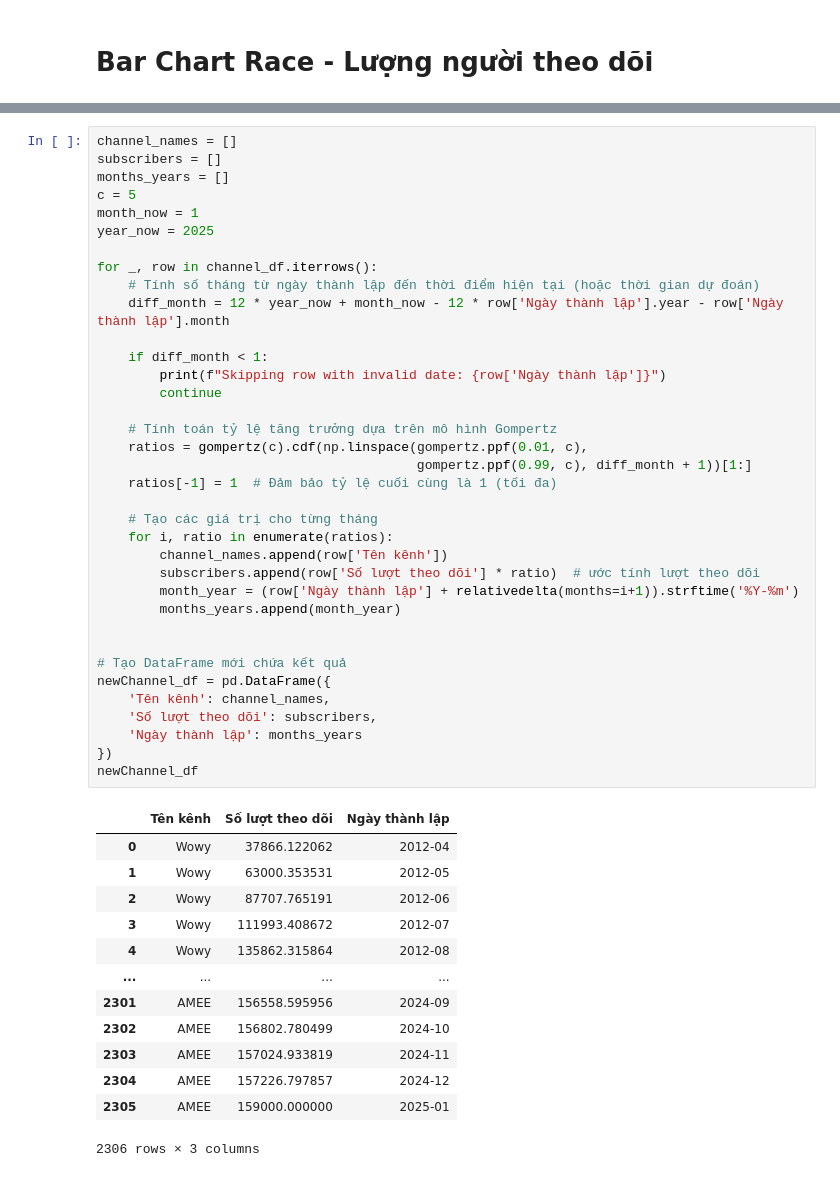
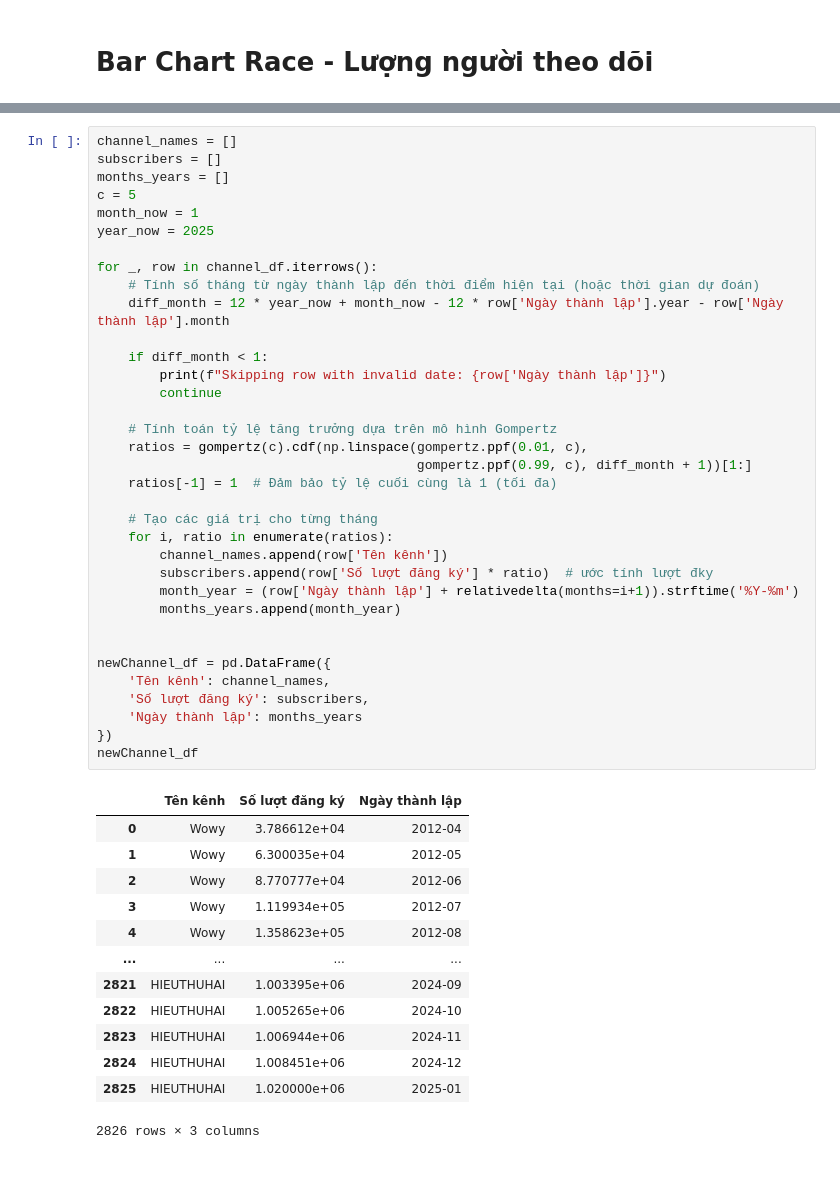
Before and after one commit to linkoc119/BTL.EelSoup, a Jupyter notebook: DataAnalysis.ipynb, the cells around one changed output, grey strips where cells are left out. Saved outputs shown, nothing was run; the diff lists cells and outputs as text.

Commit message:
thêm kênh

```diff
--- a/DataAnalysis.ipynb
+++ b/DataAnalysis.ipynb
@@ -143,48 +143,47 @@ months_years = []
 c = 5
 month_now = 1
 year_now = 2025
 
 for _, row in channel_df.iterrows():
     # Tính số tháng từ ngày thành lập đến thời điểm hiện tại (hoặc thời gian dự đoán)
     diff_month = 12 * year_now + month_now - 12 * row['Ngày thành lập'].year - row['Ngày thành lập'].month
 
     if diff_month < 1:
         print(f"Skipping row with invalid date: {row['Ngày thành lập']}")
         continue
 
     # Tính toán tỷ lệ tăng trưởng dựa trên mô hình Gompertz
     ratios = gompertz(c).cdf(np.linspace(gompertz.ppf(0.01, c),
                                          gompertz.ppf(0.99, c), diff_month + 1))[1:]
     ratios[-1] = 1  # Đảm bảo tỷ lệ cuối cùng là 1 (tối đa)
 
     # Tạo các giá trị cho từng tháng
     for i, ratio in enumerate(ratios):
         channel_names.append(row['Tên kênh'])
-        subscribers.append(row['Số lượt theo dõi'] * ratio)  # ước tính lượt theo dõi
+        subscribers.append(row['Số lượt đăng ký'] * ratio)  # ước tính lượt đky
         month_year = (row['Ngày thành lập'] + relativedelta(months=i+1)).strftime('%Y-%m')
         months_years.append(month_year)
 
 
-# Tạo DataFrame mới chứa kết quả
 newChannel_df = pd.DataFrame({
     'Tên kênh': channel_names,
-    'Số lượt theo dõi': subscribers,
+    'Số lượt đăng ký': subscribers,
     'Ngày thành lập': months_years
 })
 newChannel_df
 # %% [output]
-|  | Tên kênh | Số lượt theo dõi | Ngày thành lập |
-| 0 | Wowy | 37866.122062 | 2012-04 |
-| 1 | Wowy | 63000.353531 | 2012-05 |
-| 2 | Wowy | 87707.765191 | 2012-06 |
-| 3 | Wowy | 111993.408672 | 2012-07 |
-| 4 | Wowy | 135862.315864 | 2012-08 |
+|  | Tên kênh | Số lượt đăng ký | Ngày thành lập |
+| 0 | Wowy | 3.786612e+04 | 2012-04 |
+| 1 | Wowy | 6.300035e+04 | 2012-05 |
+| 2 | Wowy | 8.770777e+04 | 2012-06 |
+| 3 | Wowy | 1.119934e+05 | 2012-07 |
+| 4 | Wowy | 1.358623e+05 | 2012-08 |
 | ... | ... | ... | ... |
-| 2301 | AMEE | 156558.595956 | 2024-09 |
-| 2302 | AMEE | 156802.780499 | 2024-10 |
-| 2303 | AMEE | 157024.933819 | 2024-11 |
-| 2304 | AMEE | 157226.797857 | 2024-12 |
-| 2305 | AMEE | 159000.000000 | 2025-01 |
+| 2821 | HIEUTHUHAI | 1.003395e+06 | 2024-09 |
+| 2822 | HIEUTHUHAI | 1.005265e+06 | 2024-10 |
+| 2823 | HIEUTHUHAI | 1.006944e+06 | 2024-11 |
+| 2824 | HIEUTHUHAI | 1.008451e+06 | 2024-12 |
+| 2825 | HIEUTHUHAI | 1.020000e+06 | 2025-01 |
-2306 rows × 3 columns
+2826 rows × 3 columns
 # %%
 pivot_subscriber = pd.pivot_table(newChannel_df,
```
Also changed, not shown: parts of 7 cells of this notebook, 9 other files.
